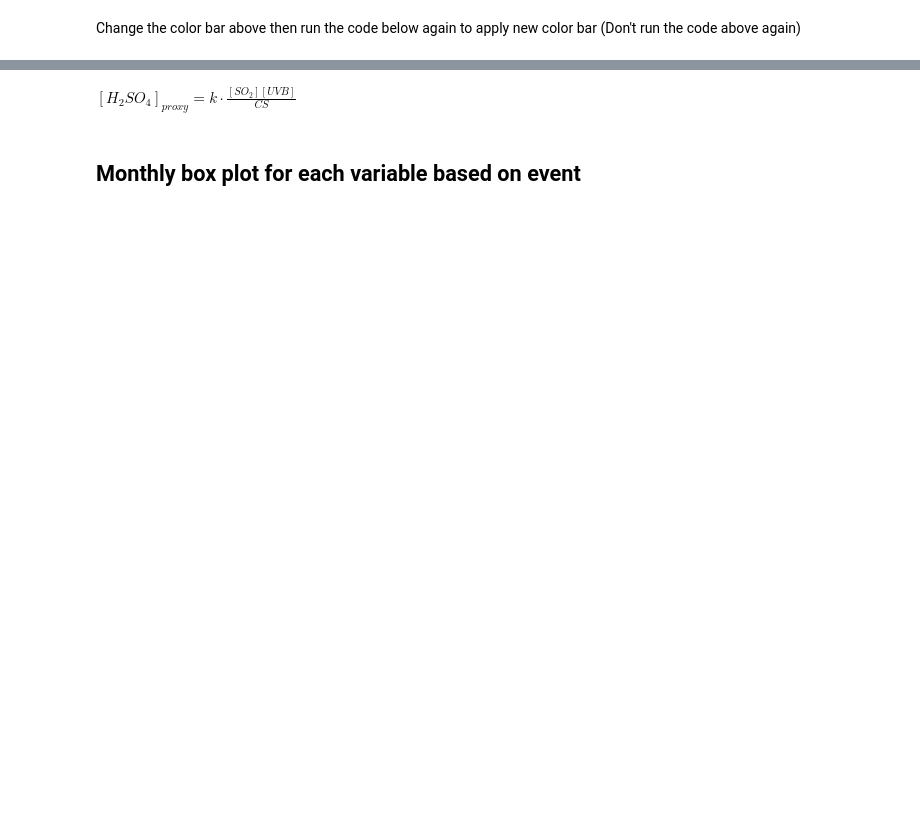
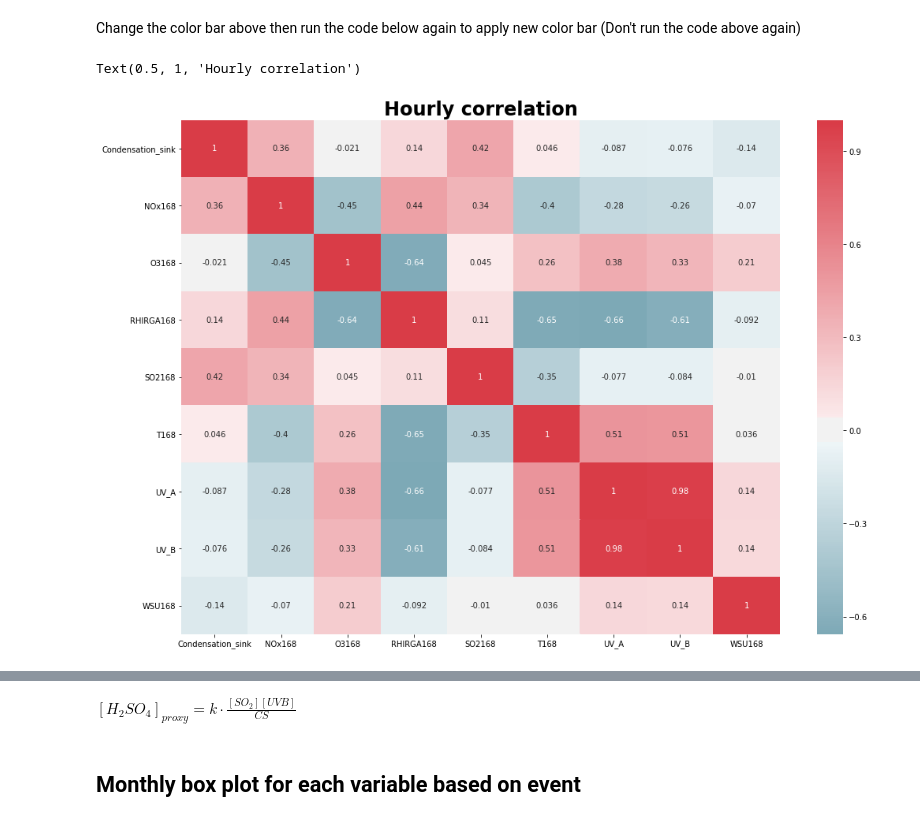
Before and after one commit to vietle94/NPF-smearII, a Jupyter notebook: Project.ipynb, the cells around one changed output, grey strips where cells are left out. Saved outputs shown, nothing was run; the diff lists cells and outputs as text; code cells hidden in the pictures; blank space fills up the shorter version.

```diff
--- a/Project.ipynb
+++ b/Project.ipynb
@@ -52,6 +52,7 @@ event = pd.read_csv('Event_classification_2004-2014.csv')
 event['Time'] = pd.to_datetime(event.Date, format = "%d-%b-%Y")
 event.drop('Date', axis = 1, inplace = True)
 
-condense = pd.read_csv('CS_2004_2014.csv')
-condense['Time'] = pd.to_datetime(condense.times, format = "%d-%b-%Y %H:%M:%S")
-condense.drop('times', axis = 1, inplace = True)
+condense_raw = pd.read_csv('CS_2004_2014.csv')
+condense_raw['Time'] = pd.to_datetime(condense_raw.times, format = "%d-%b-%Y %H:%M:%S")
+condense_raw.drop('times', axis = 1, inplace = True)
+condense_raw.rename(columns = {'Condensation_sink': 'CS_sink'}, inplace = True)
@@ -58,9 +75,9 @@ condense.drop('times', axis = 1, inplace = True)
 # %% [markdown]
 ### Get 2008 & 2009
 # %%
-condense = condense[(condense.Time >= pd.Timestamp(2008,1,1)) & (condense.Time < pd.Timestamp(2010,1,1))]
+condense_raw = condense_raw[(condense_raw.Time >= pd.Timestamp(2008,1,1)) & (condense_raw.Time < pd.Timestamp(2010,1,1))]
 event = event[(event.Time >= pd.Timestamp(2008,1,1)) & (event.Time < pd.Timestamp(2010,1,1))]
-condense.reset_index(drop = True, inplace = True)
+condense_raw.reset_index(drop = True, inplace = True)
 event.reset_index(drop = True, inplace = True)
 # %% [markdown]
 # Check data
@@ -272,4 +289,8 @@ def remove_outlier(dataframe, zscore = 1.96, timecolumn = 'Time'):
     return data
 # %% [markdown]
 #### Remove outliers for df and check the plot on new data
+# %%
+df_processed = remove_outlier(df_raw, zscore = 2)
+
+condense_processed = remove_outlier(condense_raw)
 # %%
@@ -299 +317,5 @@ condense = remove_outlier(condense)
+# %%
+condense_hourly = condense_processed.groupby([condense_processed["Time"].dt.date,condense_processed["Time"].dt.hour]).mean()
+df_hourly = df_processed.groupby([df_processed["Time"].dt.date,df_processed["Time"].dt.hour]).mean()
+combined_hourly = condense_hourly.join(df_hourly)
 # %% [markdown]
@@ -337,6 +369,9 @@ cmap = sns.choose_diverging_palette(as_cmap = True)
 Change the color bar above then run the code below again to apply new color bar (Don't run the code above again)
 # %%
 fig, ax = plt.subplots(figsize = (17,12))
-sns.heatmap(condense_hourly.join(df_hourly).corr(), cmap = cmap, center=0.00, ax = ax, annot = True)
-ax.set_ylim(df.shape[1],0)
+sns.heatmap(combined_hourly.corr(), cmap = cmap, center=0.00, ax = ax, annot = True)
+ax.set_ylim(combined_hourly.shape[1],0)
 ax.set_title('Hourly correlation', weight = "bold", fontsize=24)
+# %% [output]
+Text(0.5, 1, 'Hourly correlation')
+[figure, added]
```
Also changed, not shown: parts of 30 cells of this notebook.
